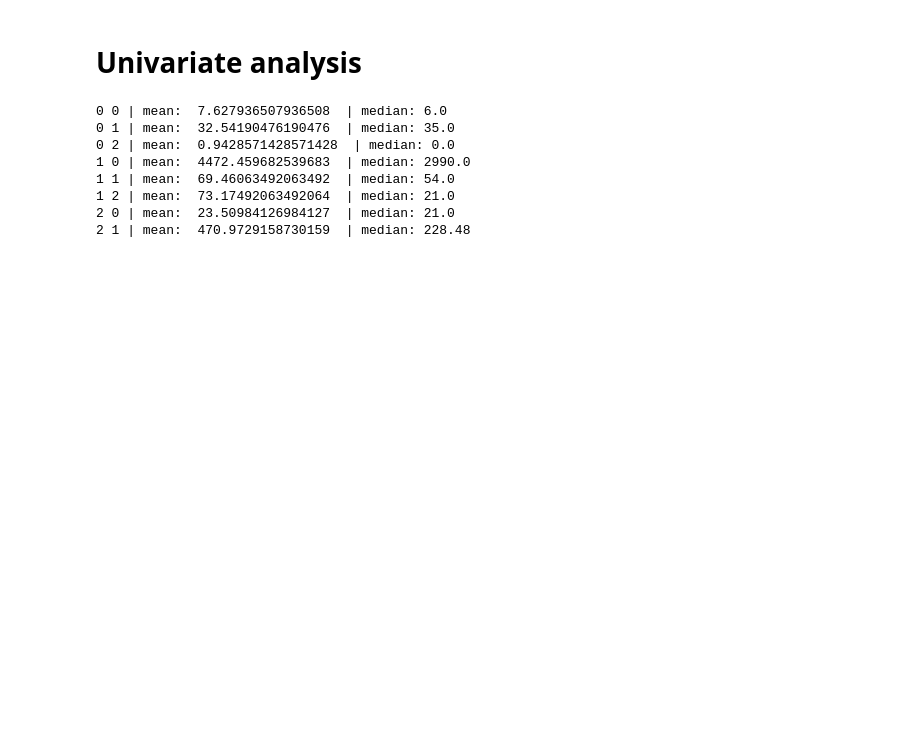
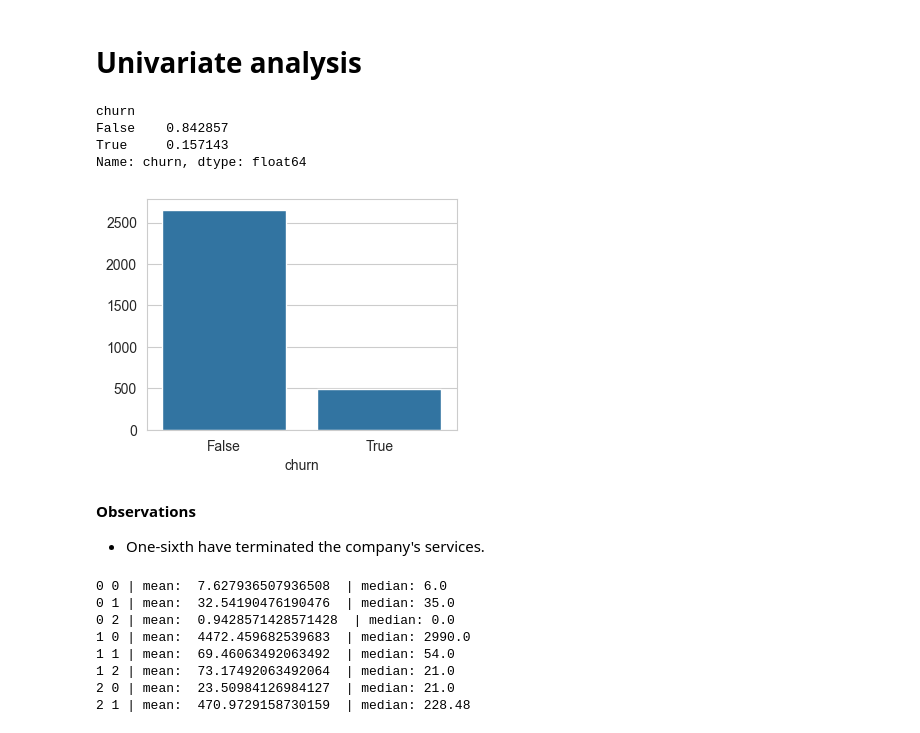
Before and after one commit to mlcuadra1/Churn-Risk-EDA, a Jupyter notebook: notebooks/Script 2 - EDA.ipynb, the cells around one changed output. Cells and saved outputs as stored; diff of their text form; code cells hidden in the pictures; blank space fills up the shorter version.

```diff
--- a/notebooks/Script 2 - EDA.ipynb
+++ b/notebooks/Script 2 - EDA.ipynb
@@ -81,6 +81,23 @@ df.describe()
 # Univariate analysis
 # %%
 sns.set_style("whitegrid")
+# %%
+fig, ax = plt.subplots(figsize=(4,3))
+sns.countplot(x='churn', data=df)
+plt.ylabel('')
+
+values_count = df.groupby('churn')['churn'].count()
+values_frac = values_count / len(df)
+print(values_frac)
+# %% [output]
+churn
+False    0.842857
+True     0.157143
+Name: churn, dtype: float64
+[figure, added]
+# %% [markdown]
+**Observations**
+- One-sixth have terminated the company's services.
 # %%
 def draw_mean_median(dataframe, axes, i):
     """
```
Also changed, not shown: parts of 35 cells of this notebook.
